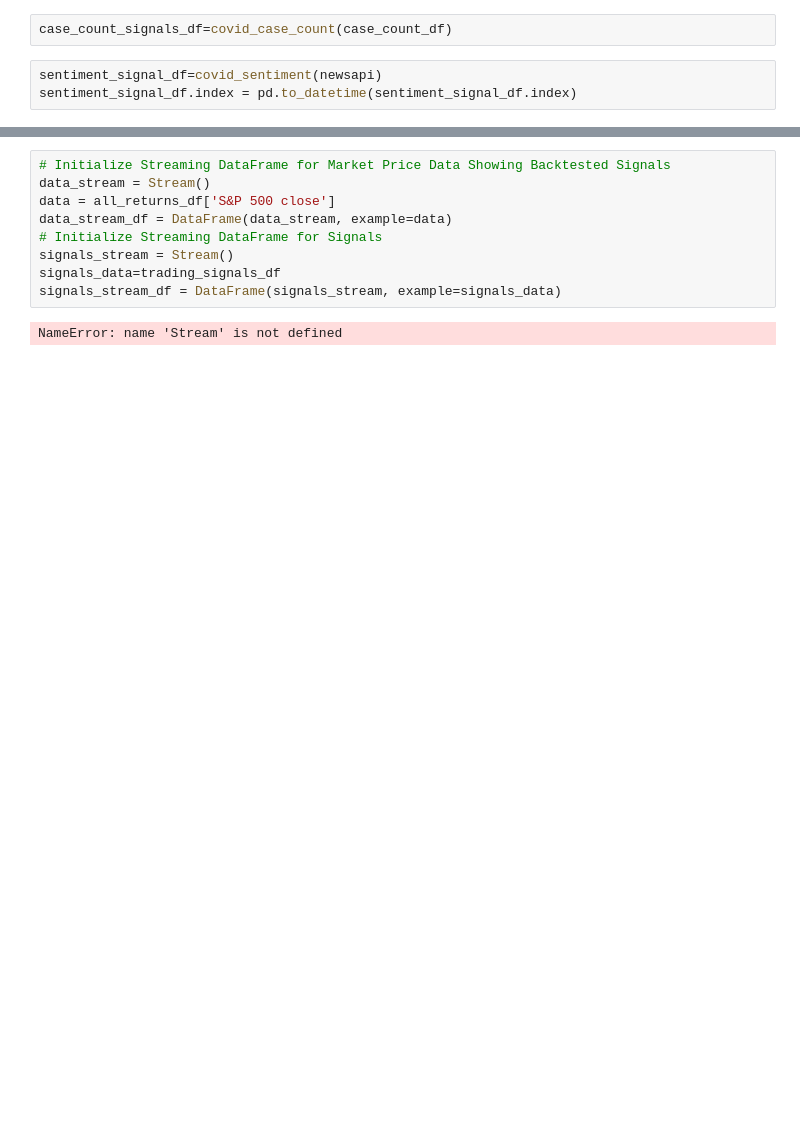
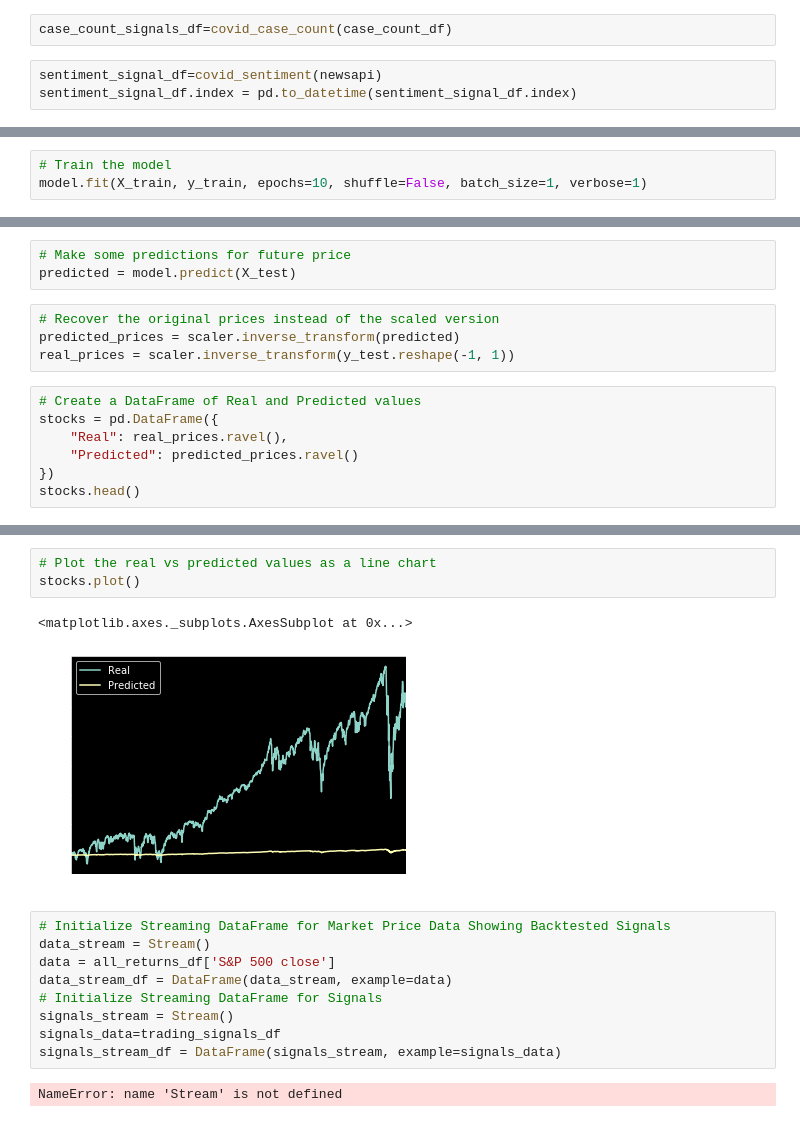
Before and after one commit to awanzek/FinTech_Project2, a Jupyter notebook: dashboard.ipynb, the cells around one changed output, grey strips where cells are left out. Drawn from its saved outputs; the diff is of its cells as text; blank space fills up the shorter version.

```diff
--- a/dashboard.ipynb
+++ b/dashboard.ipynb
@@ -269,0 +373,3 @@ trading_signals_df.tail()
+# %%
+# Train the model
+model.fit(X_train, y_train, epochs=10, shuffle=False, batch_size=1, verbose=1)
@@ -269,0 +401,14 @@ trading_signals_df.tail()
+# %%
+# Make some predictions for future price
+predicted = model.predict(X_test)
+# %%
+# Recover the original prices instead of the scaled version
+predicted_prices = scaler.inverse_transform(predicted)
+real_prices = scaler.inverse_transform(y_test.reshape(-1, 1))
+# %%
+# Create a DataFrame of Real and Predicted values
+stocks = pd.DataFrame({
+    "Real": real_prices.ravel(),
+    "Predicted": predicted_prices.ravel()
+})
+stocks.head()
@@ -270,3 +422,9 @@ trading_signals_df.tail()
+# %%
+# Plot the real vs predicted values as a line chart
+stocks.plot()
+# %% [output]
+<matplotlib.axes._subplots.AxesSubplot at 0x...>
+[figure, added]
 # %%
 # Initialize Streaming DataFrame for Market Price Data Showing Backtested Signals
 data_stream = Stream()
```
Also changed, not shown: parts of 24 cells of this notebook.
